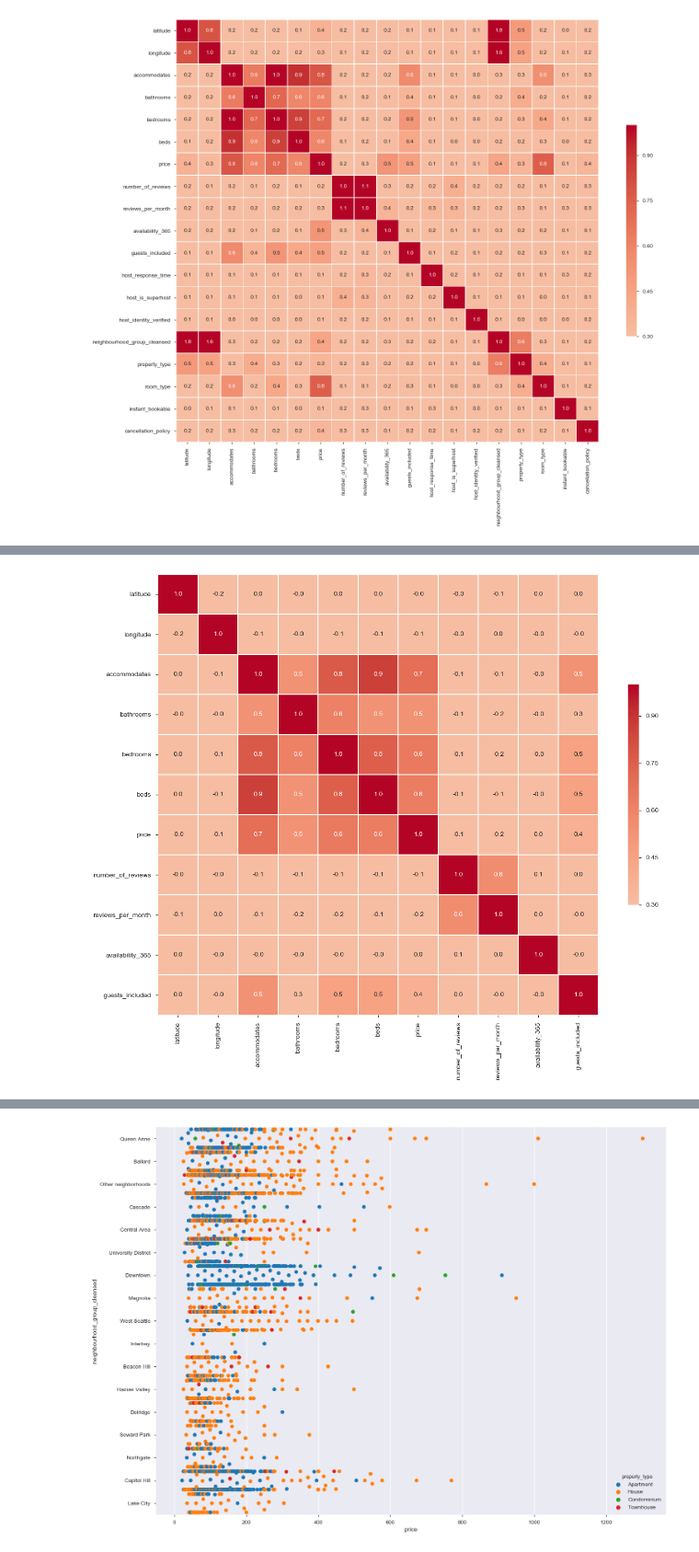
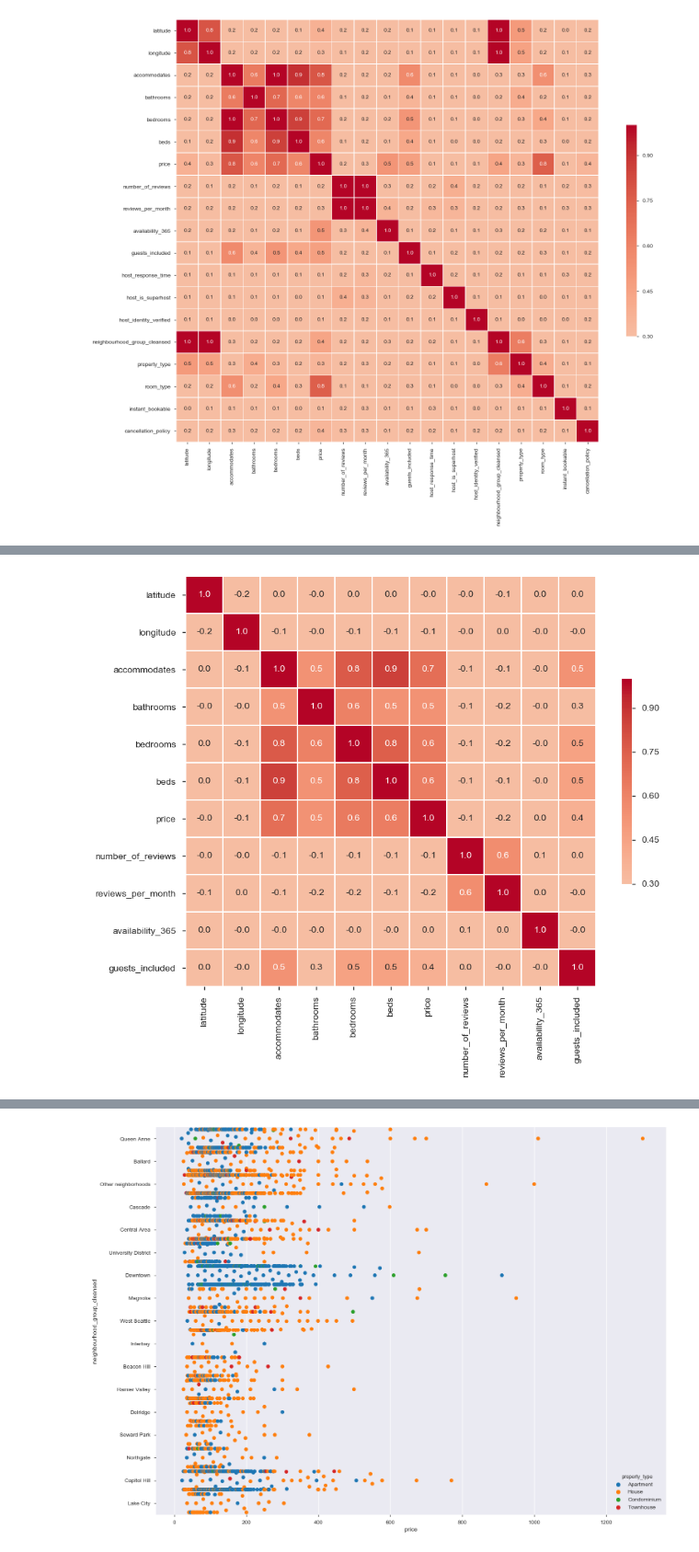
Before and after one commit to sameedakber-ai/Airbnb-Pricing-Strategy-Model, a Jupyter notebook: airbnb.ipynb, the cells around one changed output, grey strips where cells are left out. Shown at 92% size. Saved outputs shown, nothing was run; the diff lists cells and outputs as text; code cells hidden in the pictures.

```diff
--- a/listing price.ipynb
+++ b/airbnb.ipynb
@@ -182,11 +191,11 @@ plt.show()
 # %%
 corr = listings.corr()
 g = sns.heatmap(corr, vmin=0.3, center=0,
                 square=True, linewidths=.5, cbar_kws={"shrink": .5}, annot=True, fmt='.1f', cmap='coolwarm')
 sns.despine()
 
-g.figure.set_size_inches(16,12)
+g.figure.set_size_inches(10,8)
 
 plt.show()
 # %% [output]
-[figure, old version]
+[figure, new version]
```
Also changed, not shown: parts of 27 cells of this notebook, 1 other file.
